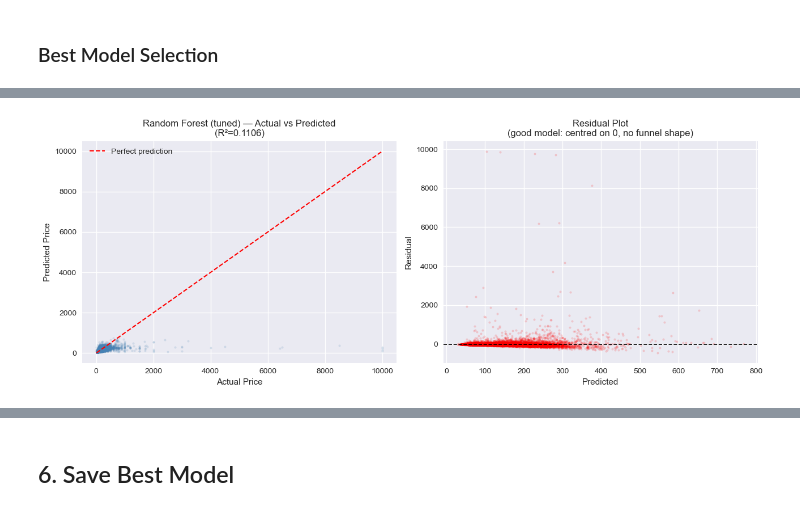
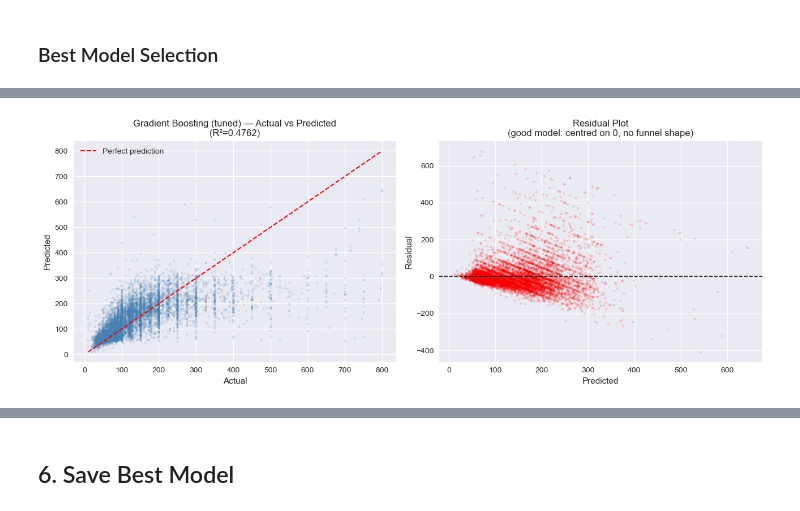
Before and after one commit to MTSU-DATA4950-Capstone-Spring2026/Team7-R1_AirbnbPricing, a Jupyter notebook: notebooks/Team07_04_modeling.ipynb, the cells around one changed output, grey strips where cells are left out. Cells and saved outputs as stored; diff of their text form; code cells hidden in the pictures.

```diff
--- a/notebooks/Team07_04_modeling.ipynb
+++ b/notebooks/Team07_04_modeling.ipynb
@@ -504,7 +467,7 @@ from sklearn.ensemble import GradientBoostingRegressor
 
 gb = GradientBoostingRegressor(n_estimators=100, max_depth=4,
                                learning_rate=0.1, random_state=4950)
-gb.fit(X_train, y_train_capped)
+gb.fit(X_train, y_train)
 # %% [output]
 GradientBoostingRegressor(max_depth=4, random_state=4950)
 # %%
@@ -763,14 +735,14 @@ from sklearn.model_selection import GridSearchCV
 # %% [markdown]
 ### Ridge Regression Model Tuning
 # %%
-param_grid = {'alpha': [0.001, 0.01, 0.1, 1, 10, 100, 1000]}
+param_grid = {'alpha': [0.001, 0.01, 0.1, 1, 10]}
 
 ridge_grid = GridSearchCV(Ridge(),
                          param_grid = param_grid,
                          cv=cv,
                          scoring='r2', n_jobs= -1)
 
-ridge_grid.fit(X_train_standard, y_train_capped)
+ridge_grid.fit(X_train_standard, y_train)
 # %% [output]
 GridSearchCV(cv=KFold(n_splits=5, random_state=4950, shuffle=True),
              estimator=Ridge(), n_jobs=-1,
@@ -842,7 +821,7 @@ rf_grid = GridSearchCV(RandomForestRegressor(random_state=4950, n_jobs=-1),
                       param_grid= param_grid,
                       cv=cv, scoring='r2', n_jobs=-1)
 
-rf_grid.fit(X_train, y_train_capped)
+rf_grid.fit(X_train, y_train)
 
 print(f"Best params: {rf_grid.best_params_}")
 print(f"CV R²:       {rf_grid.best_score_:.4f}")
@@ -938,7 +923,7 @@ gb_grid = GridSearchCV(GradientBoostingRegressor(random_state=4950),
                        cv=cv, scoring='r2', n_jobs=-1)
 
 
-gb_grid.fit(X_train, y_train_capped)
+gb_grid.fit(X_train, y_train)
 
 print(f"Best params: {gb_grid.best_params_}")
 print(f"CV R²:       {gb_grid.best_score_:.4f}")
@@ -1081,31 +1102,32 @@ Cross-validation R² values were higher than test R² scores because the capped
 # %%
-best_model  = rf_grid.best_estimator_
-best_name   =  'Random Forest (tuned)'
+# We will choose the Gradient Boosting as the best model (due to RF overfitting)
+best_model  = gb_grid.best_estimator_
+best_name   =  'Gradient Boosting (tuned)'
 y_pred_best = best_model.predict(X_test)
 
 fig, axes = plt.subplots(1, 2, figsize=(13, 5))
 
 # Actual vs Predicted
 axes[0].scatter(y_test, y_pred_best, alpha=0.15, s=6, color='steelblue')
 lims = [min(y_test.min(), y_pred_best.min()), max(y_test.max(), y_pred_best.max())]
 axes[0].plot(lims, lims, 'r--', lw=1.5, label='Perfect prediction')
-axes[0].set_xlabel('Actual Price')
-axes[0].set_ylabel('Predicted Price')
+axes[0].set_xlabel('Actual')
+axes[0].set_ylabel('Predicted')
 axes[0].set_title(f'{best_name} — Actual vs Predicted\n(R²={r2_score(y_test, y_pred_best):.4f})')
 axes[0].legend()
 
 # Residual plot
 residuals = y_test - y_pred_best
 axes[1].scatter(y_pred_best, residuals, alpha=0.15, s=6, color='red')
 axes[1].axhline(0, color='black', lw=1.2, linestyle='--')
 axes[1].set_xlabel('Predicted')
 axes[1].set_ylabel('Residual')
 axes[1].set_title('Residual Plot\n(good model: centred on 0, no funnel shape)')
 
 plt.tight_layout()
 plt.show()
 # %% [output]
-[figure, old version]
+[figure, new version]
 # %%
 importances = pd.Series(best_model.feature_importances_,index=X_train.columns)
 top_features = importances.sort_values(ascending=False).head(15)
```
Also changed, not shown: parts of 78 cells of this notebook, 15 other files.
